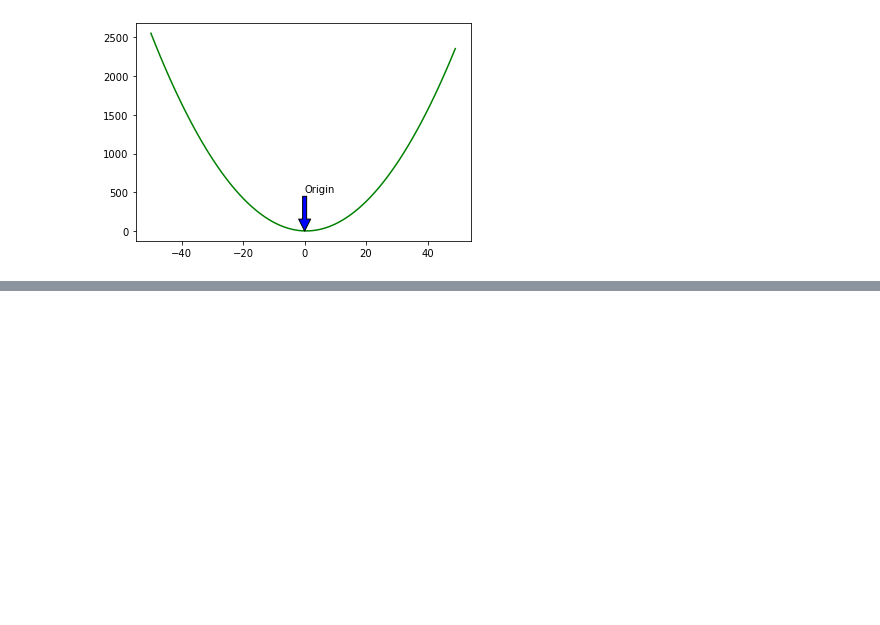
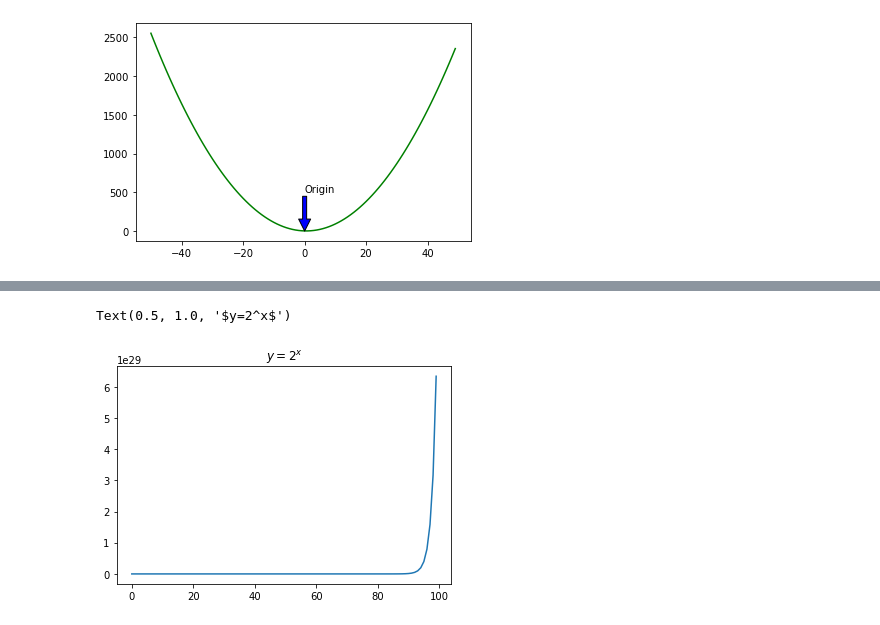
Before and after one commit to richie-p-meyer/numpy-pandas-visualization-exercises, a Jupyter notebook: matplotlib_exercises.ipynb, the cells around one changed output, grey strips where cells are left out. Saved outputs shown, nothing was run; the diff lists cells and outputs as text; code cells hidden in the pictures; blank space fills up the shorter version.

```diff
--- a/matplotlib_exercises.ipynb
+++ b/matplotlib_exercises.ipynb
@@ -15,0 +28,6 @@ plt.show()
+# %%
+plt.plot(x, [2**xx for xx in x])
+plt.title('$y=2^x$')
+# %% [output]
+Text(0.5, 1.0, '$y=2^x$')
+[figure, added]
```
Also changed, not shown: parts of 5 cells of this notebook, 3 other files.
